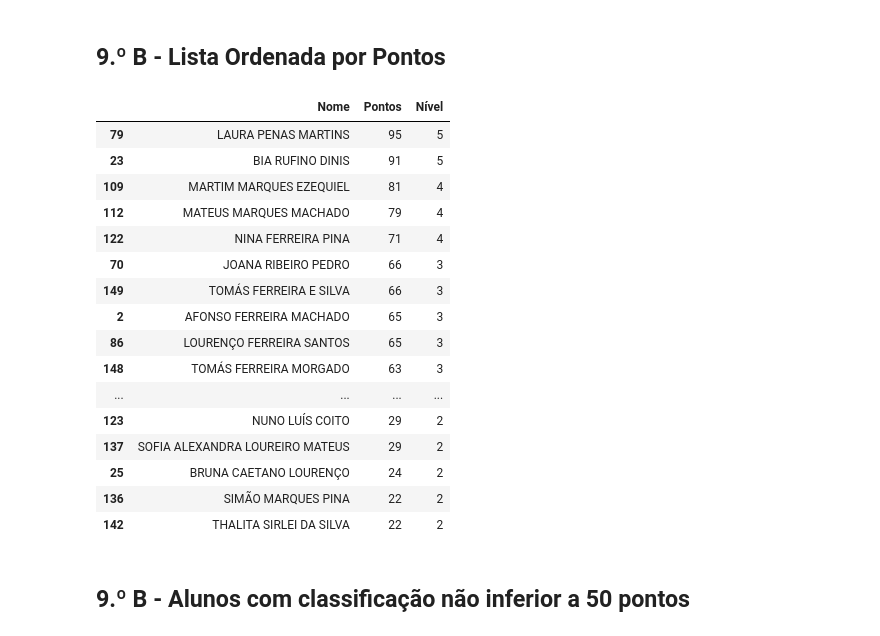
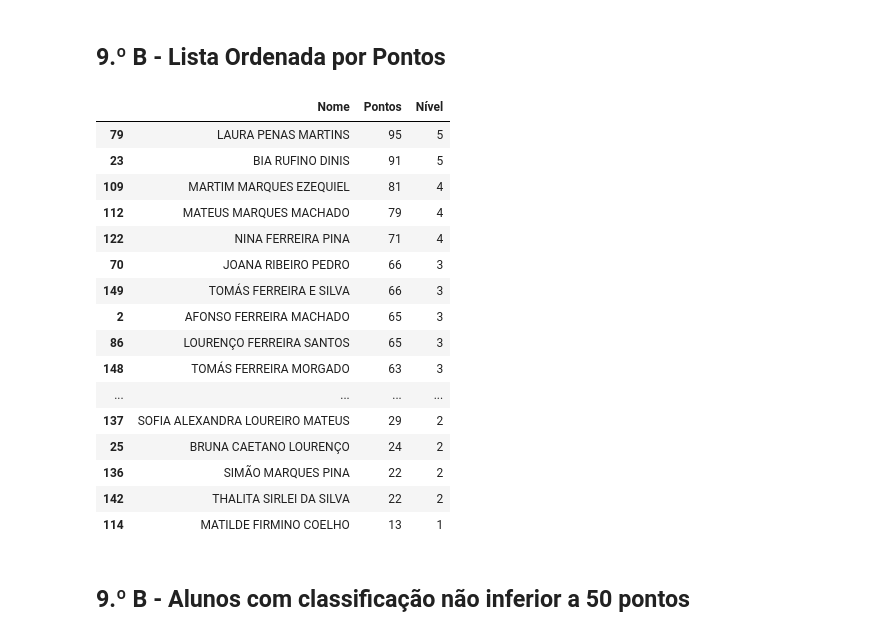
Before and after one commit to pjocoelho/Jupyter, a Jupyter notebook: Prova_Mat_9_ECB.ipynb, the cells around one changed output. Cells and saved outputs as stored; diff of their text form; code cells hidden in the pictures.

```diff
--- a/Prova_Mat_9_ECB.ipynb
+++ b/Prova_Mat_9_ECB.ipynb
@@ -190,25 +190,25 @@ turma_B[["Pontos", "Nível"]].describe()
 # %% [markdown]
 ## 9.º B - Lista Ordenada por Pontos
 # %%
-turma_B.sort_values(by=['Pontos', 'Nível'], ascending=False).head(25)
+turma_B.sort_values(by=['Pontos', 'Nível'], ascending=False).head(26)
 # %% [output]
 |  | Nome | Pontos | Nível |
 | 79 | LAURA PENAS MARTINS | 95 | 5 |
 | 23 | BIA RUFINO DINIS | 91 | 5 |
 | 109 | MARTIM MARQUES EZEQUIEL | 81 | 4 |
 | 112 | MATEUS MARQUES MACHADO | 79 | 4 |
 | 122 | NINA FERREIRA PINA | 71 | 4 |
 | 70 | JOANA RIBEIRO PEDRO | 66 | 3 |
 | 149 | TOMÁS FERREIRA E SILVA | 66 | 3 |
 | 2 | AFONSO FERREIRA MACHADO | 65 | 3 |
 | 86 | LOURENÇO FERREIRA SANTOS | 65 | 3 |
 | 148 | TOMÁS FERREIRA MORGADO | 63 | 3 |
 | ... | ... | ... | ... |
-| 123 | NUNO LUÍS COITO | 29 | 2 |
 | 137 | SOFIA ALEXANDRA LOUREIRO MATEUS | 29 | 2 |
 | 25 | BRUNA CAETANO LOURENÇO | 24 | 2 |
 | 136 | SIMÃO MARQUES PINA | 22 | 2 |
 | 142 | THALITA SIRLEI DA SILVA | 22 | 2 |
+| 114 | MATILDE FIRMINO COELHO | 13 | 1 |
 # %% [markdown]
 ## 9.º B - Alunos com classificação não inferior a 50 pontos
 # %%
```
